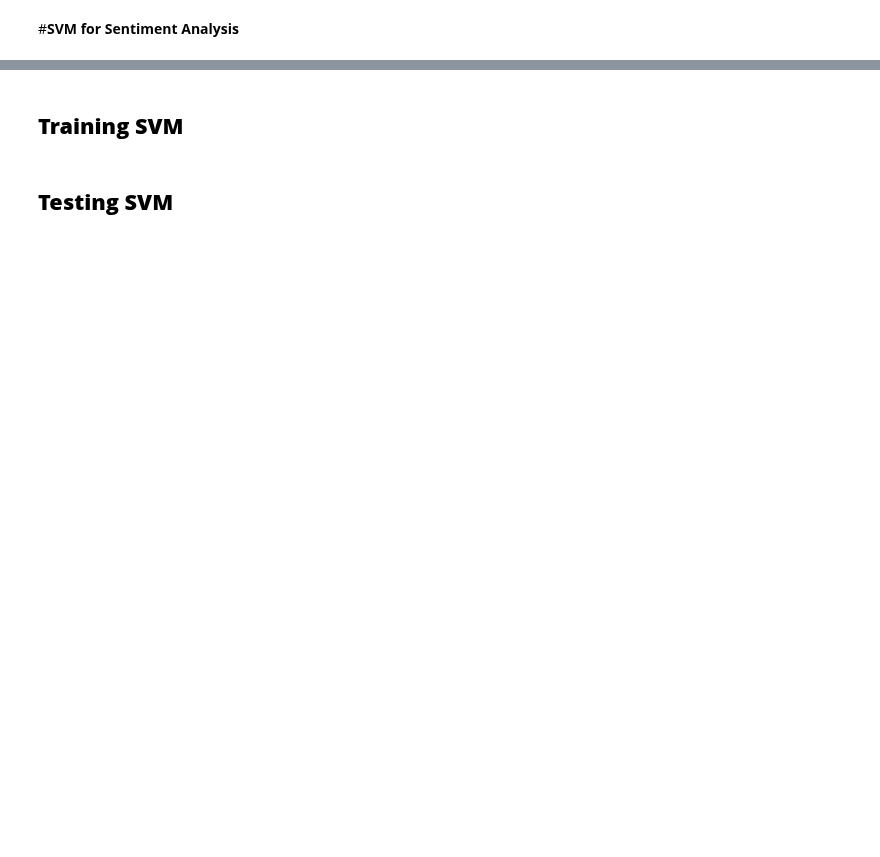
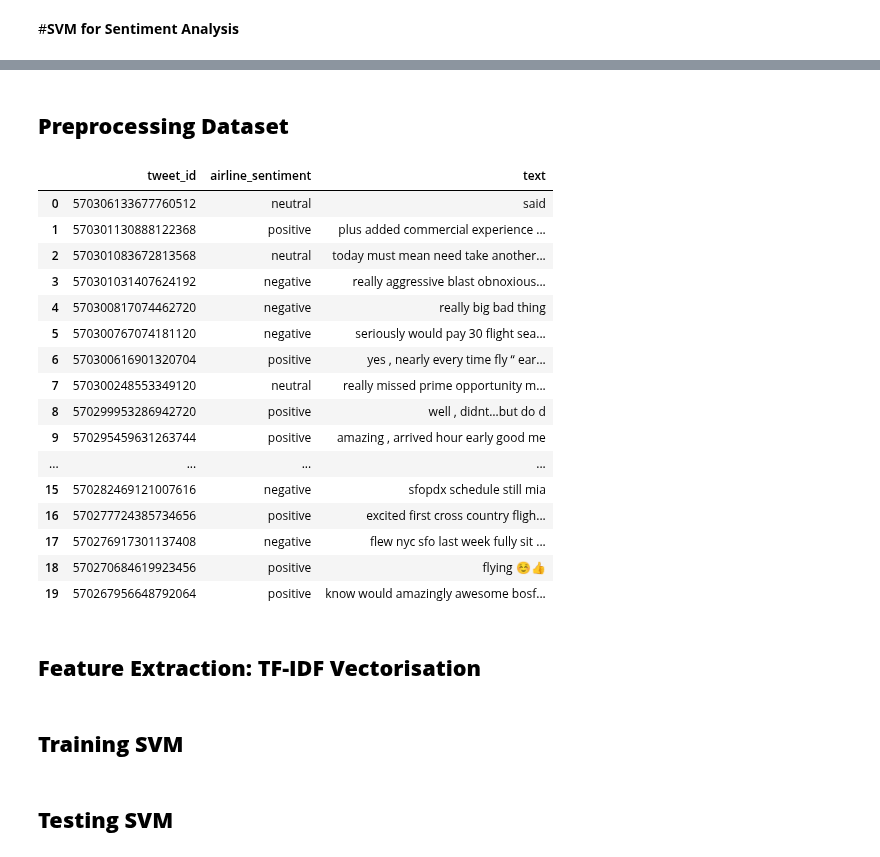
Before and after one commit to OziomaEunice/Sentiment_GPT, a Jupyter notebook: SVM_SentimentAnalysis.ipynb, the cells around one changed output, grey strips where cells are left out. Drawn from its saved outputs; the diff is of its cells as text; code cells hidden in the pictures; blank space fills up the shorter version.

```diff
--- a/SVM_SentimentAnalysis.ipynb
+++ b/SVM_SentimentAnalysis.ipynb
@@ -38,0 +47,15 @@ from sklearn.metrics import classification_report, accuracy_score
+# %%
+# Download the stopwords dataset
+nltk.download('stopwords')
+
+# Download wordnet dataset
+nltk.download('wordnet')
+
+# Download punkt dataset
+nltk.download('punkt')
+
+# Get the set of English stop words
+stop_words = set(stopwords.words('english'))
+
+# Initialize the lemmatizer
+lemmatizer = WordNetLemmatizer()
@@ -58,9 +109,49 @@ df.head(10)
+# %% [markdown]
+## **Preprocessing Dataset**
 # %%
 # clean (preprocess) the dataset
-def cleanData(text):
+def cleanData(text, min_word_length = 3):
+  text = text.lower()
   text = re.sub(r'@[A-Za-z0-9]+', "", text) # this informs Python the the mentions in text must be substituted with an empty string
   text = re.sub(r'#', "", text) # removing #
   text = re.sub(r'RT[\s]+', "", text) # removing retweets
   text = re.sub(r'https?:\/\/\S+', "", text) # removing links
+  text = ' '.join(word for word in text.split() if len(word) >= min_word_length and word not in stop_words) # Remove short words
+
+  punctuations = '@#!?+&*[]-%.:/();$=><|{}^' + "'`" + '_'
+  for p in punctuations:
+      text = text.replace(p,'') #Removing punctuations
+
+  # Lemmatize the words
+  words = nltk.word_tokenize(text)
+  lemmatized_words = [lemmatizer.lemmatize(word) for word in words]
+  text = ' '.join(lemmatized_words)
 
   return text
+# %%
+# df['text'] = df['text'].apply(cleanData)
+
+# Apply the cleanData function to all text columns in the dataframe
+df = df.applymap(lambda x: cleanData(x) if isinstance(x, str) else x)
+# %%
+df[['tweet_id', 'airline_sentiment', 'text']].head(20)
+# %% [output]
+|  | tweet_id | airline_sentiment | text |
+| 0 | 570306133677760512 | neutral | said |
+| 1 | 570301130888122368 | positive | plus added commercial experience ... |
+| 2 | 570301083672813568 | neutral | today must mean need take another... |
+| 3 | 570301031407624192 | negative | really aggressive blast obnoxious... |
+| 4 | 570300817074462720 | negative | really big bad thing |
+| 5 | 570300767074181120 | negative | seriously would pay 30 flight sea... |
+| 6 | 570300616901320704 | positive | yes , nearly every time fly “ ear... |
+| 7 | 570300248553349120 | neutral | really missed prime opportunity m... |
+| 8 | 570299953286942720 | positive | well , didnt…but do d |
+| 9 | 570295459631263744 | positive | amazing , arrived hour early good me |
+| ... | ... | ... | ... |
+| 15 | 570282469121007616 | negative | sfopdx schedule still mia |
+| 16 | 570277724385734656 | positive | excited first cross country fligh... |
+| 17 | 570276917301137408 | negative | flew nyc sfo last week fully sit ... |
+| 18 | 570270684619923456 | positive | flying ☺️👍 |
+| 19 | 570267956648792064 | positive | know would amazingly awesome bosf... |
+# %% [markdown]
+## **Feature Extraction: TF-IDF Vectorisation**
```
Also changed, not shown: parts of 6 cells of this notebook.
